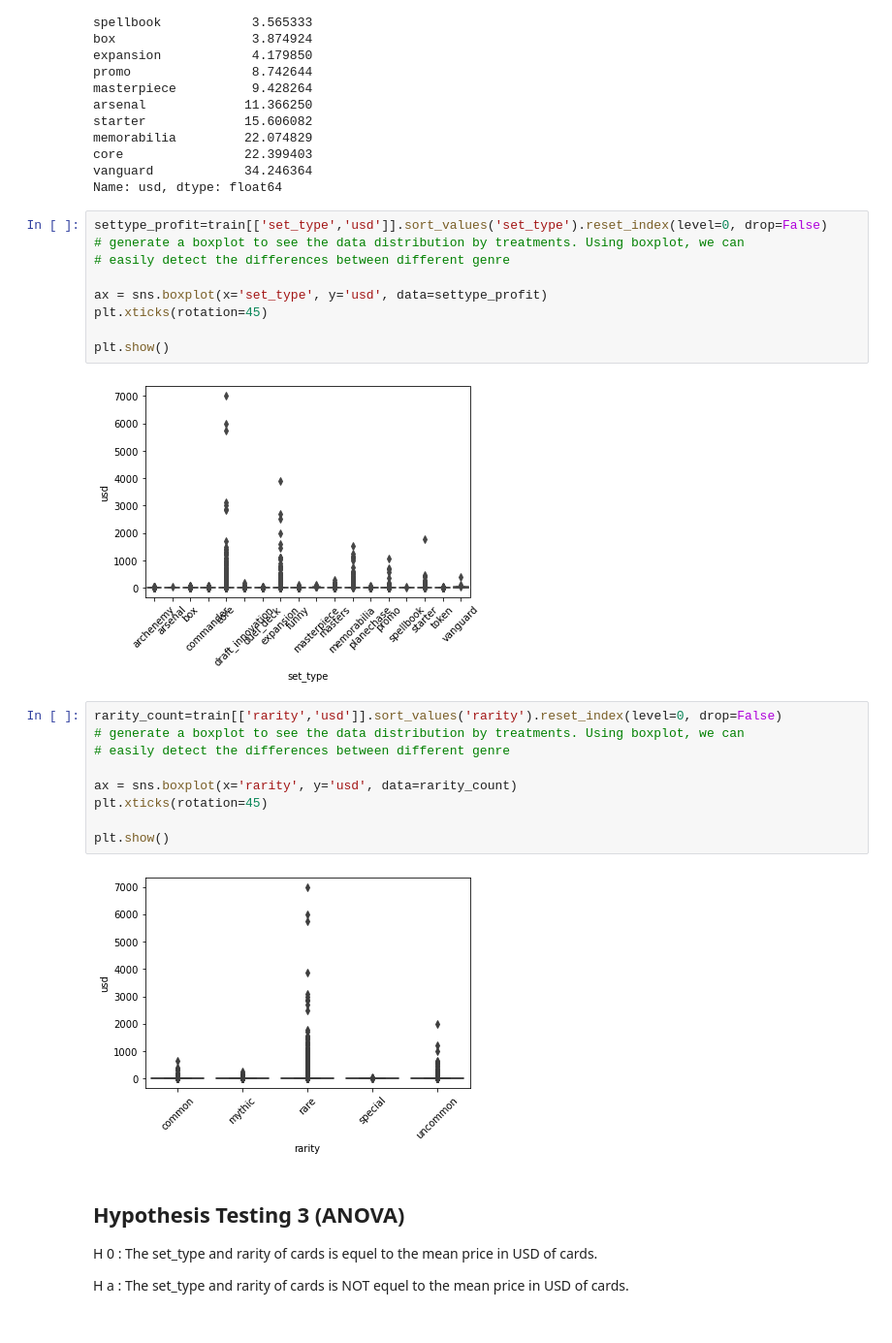
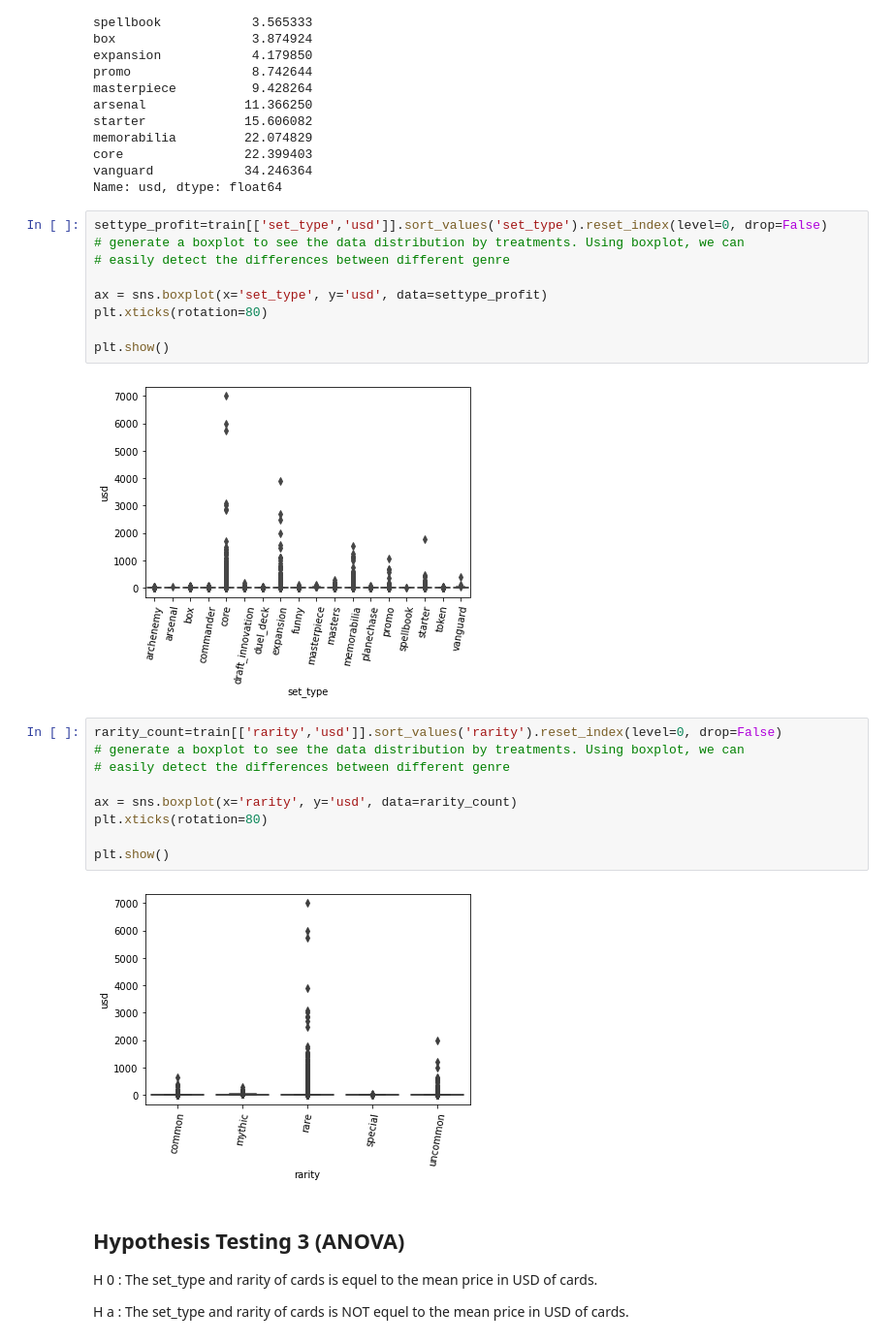
Before and after one commit to Jemison-DavidJasonStephenVasiliy/MTG-Project, a Jupyter notebook: David/David_Final_Notebook.ipynb, the cells around one changed output. Shown at 97% size. Drawn from its saved outputs; the diff is of its cells as text.

```diff
--- a/David/David_Final_Notebook.ipynb
+++ b/David/David_Final_Notebook.ipynb
@@ -311,25 +311,25 @@ Name: usd, dtype: float64
 # %%
 settype_profit=train[['set_type','usd']].sort_values('set_type').reset_index(level=0, drop=False)
 # generate a boxplot to see the data distribution by treatments. Using boxplot, we can
 # easily detect the differences between different genre
 
 ax = sns.boxplot(x='set_type', y='usd', data=settype_profit)
-plt.xticks(rotation=45)
+plt.xticks(rotation=80)
 
 plt.show()
 # %% [output]
-[figure, old version]
+[figure, new version]
 # %%
 rarity_count=train[['rarity','usd']].sort_values('rarity').reset_index(level=0, drop=False)
 # generate a boxplot to see the data distribution by treatments. Using boxplot, we can
 # easily detect the differences between different genre
 
 ax = sns.boxplot(x='rarity', y='usd', data=rarity_count)
-plt.xticks(rotation=45)
+plt.xticks(rotation=80)
 
 plt.show()
 # %% [output]
-[figure, old version]
+[figure, new version]
 # %% [markdown]
 ## Hypothesis Testing 3 (ANOVA)
 H
```
